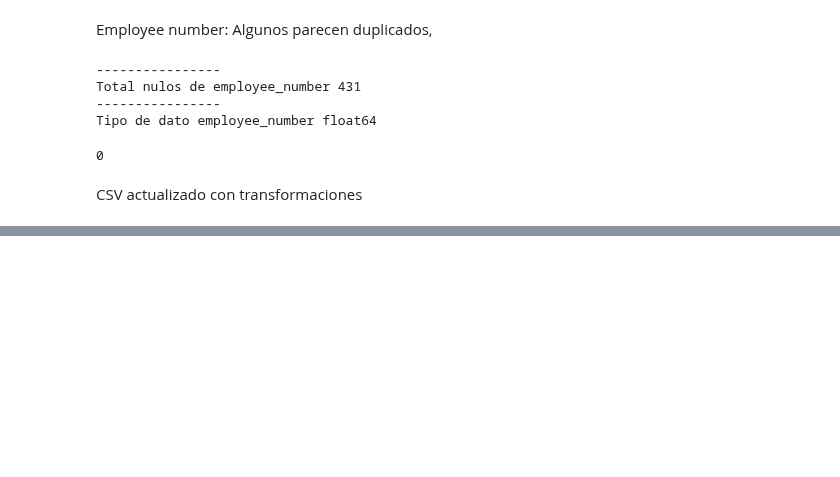
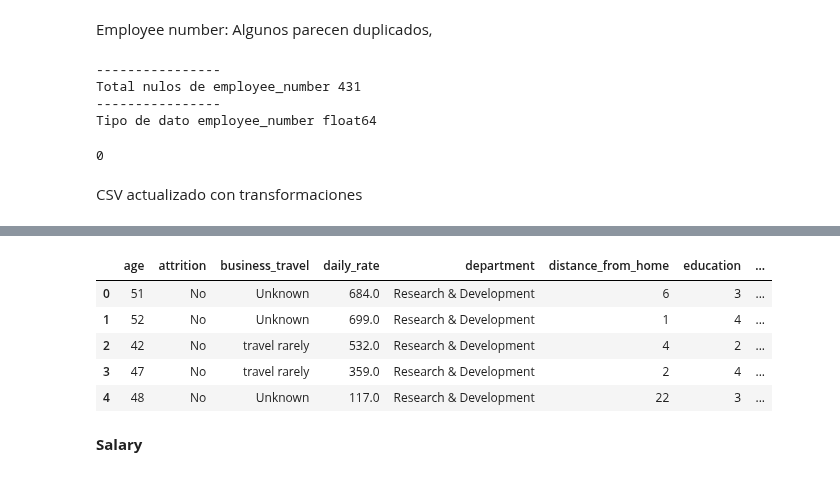
Before and after one commit to Paulamc1695/proyecto_da_promo_J_modulo_3, a Jupyter notebook: Fase_2_Transformacion_Datos.ipynb, the cells around one changed output, grey strips where cells are left out. Cells and saved outputs as stored; diff of their text form; code cells hidden in the pictures; blank space fills up the shorter version.

```diff
--- a/Fase_2_Transformacion_Datos.ipynb
+++ b/Fase_2_Transformacion_Datos.ipynb
@@ -801,0 +1098,9 @@ df_sin_duplicados.to_csv('HR_02.csv', index= False)
+# %%
+# instanciamos la clase del KNNImputer
+imputer_knn = KNNImputer(n_neighbors=5)
+
+# ajustamos y transformamos los datos, asegurándonos de que sea un DataFrame
+imputer_knn_imputado = imputer_knn.fit_transform(df_copia[["total_working_years"]])
+
+# comprobamos el resultado
+imputer_knn_imputado
@@ -801,0 +1130,2 @@ df_sin_duplicados.to_csv('HR_02.csv', index= False)
+# %%
+df_prueba["total_working_years"]= imputer_knn_imputado
@@ -801,0 +1150,2 @@ df_sin_duplicados.to_csv('HR_02.csv', index= False)
+# %%
+df_prueba["standard_hours"]= 40
@@ -801,0 +1168,16 @@ df_sin_duplicados.to_csv('HR_02.csv', index= False)
+# %%
+lista_float=["work_life_balance","daily_rate","hourly_rate","monthly_income"]
+
+# Aplicar el redondeo a las columnas especificadas
+df_prueba[lista_float] = df_prueba[lista_float].round(2)
+# %%
+df_prueba.head()
+# %% [output]
+|  | age | attrition | business_travel | daily_rate | department | distance_from_home | education | ... |
+| 0 | 51 | No | Unknown | 684.0 | Research & Development | 6 | 3 | ... |
+| 1 | 52 | No | Unknown | 699.0 | Research & Development | 1 | 4 | ... |
+| 2 | 42 | No | travel rarely | 532.0 | Research & Development | 4 | 2 | ... |
+| 3 | 47 | No | travel rarely | 359.0 | Research & Development | 2 | 4 | ... |
+| 4 | 48 | No | Unknown | 117.0 | Research & Development | 22 | 3 | ... |
+# %% [markdown]
+**Salary**
```
Also changed, not shown: parts of 54 cells of this notebook.
